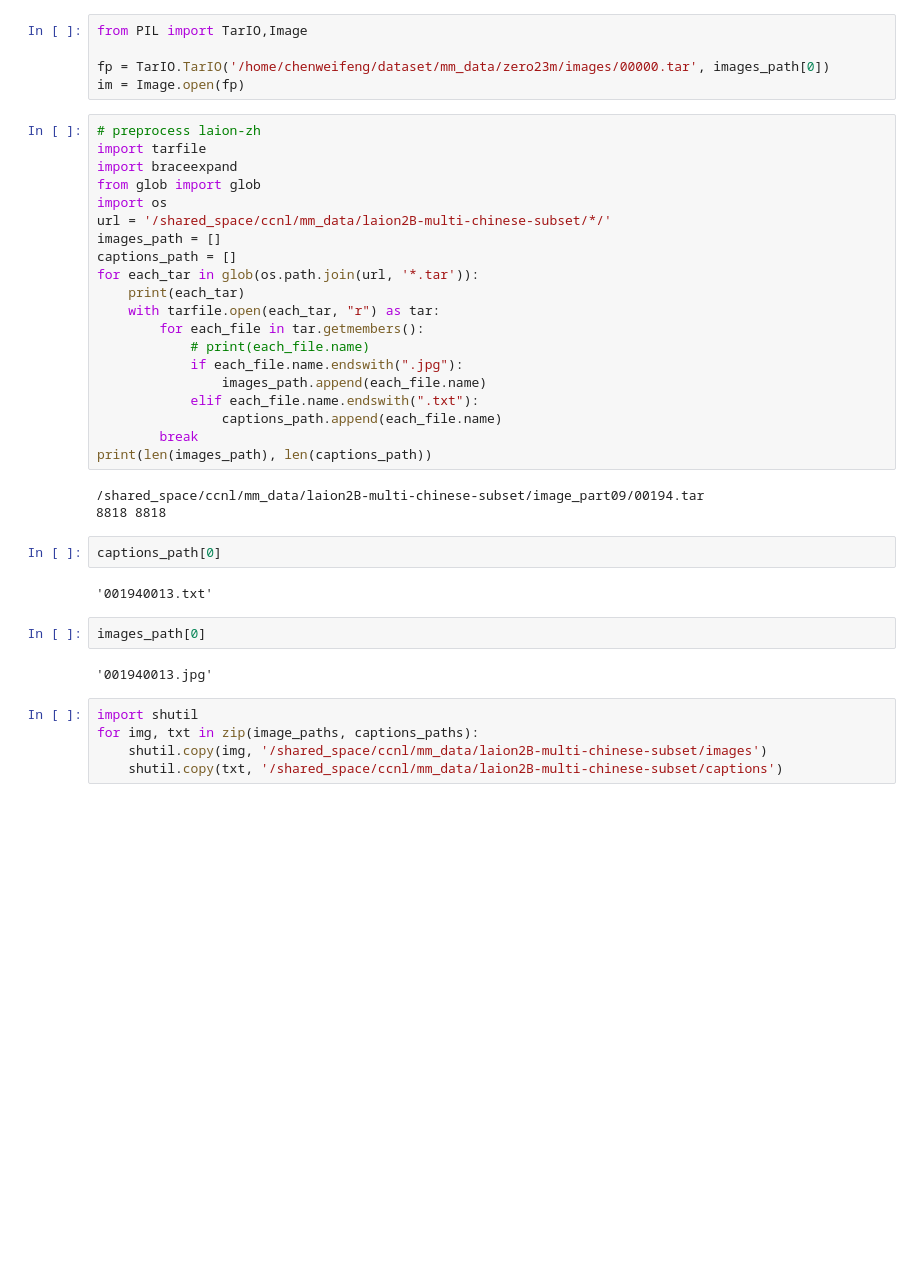
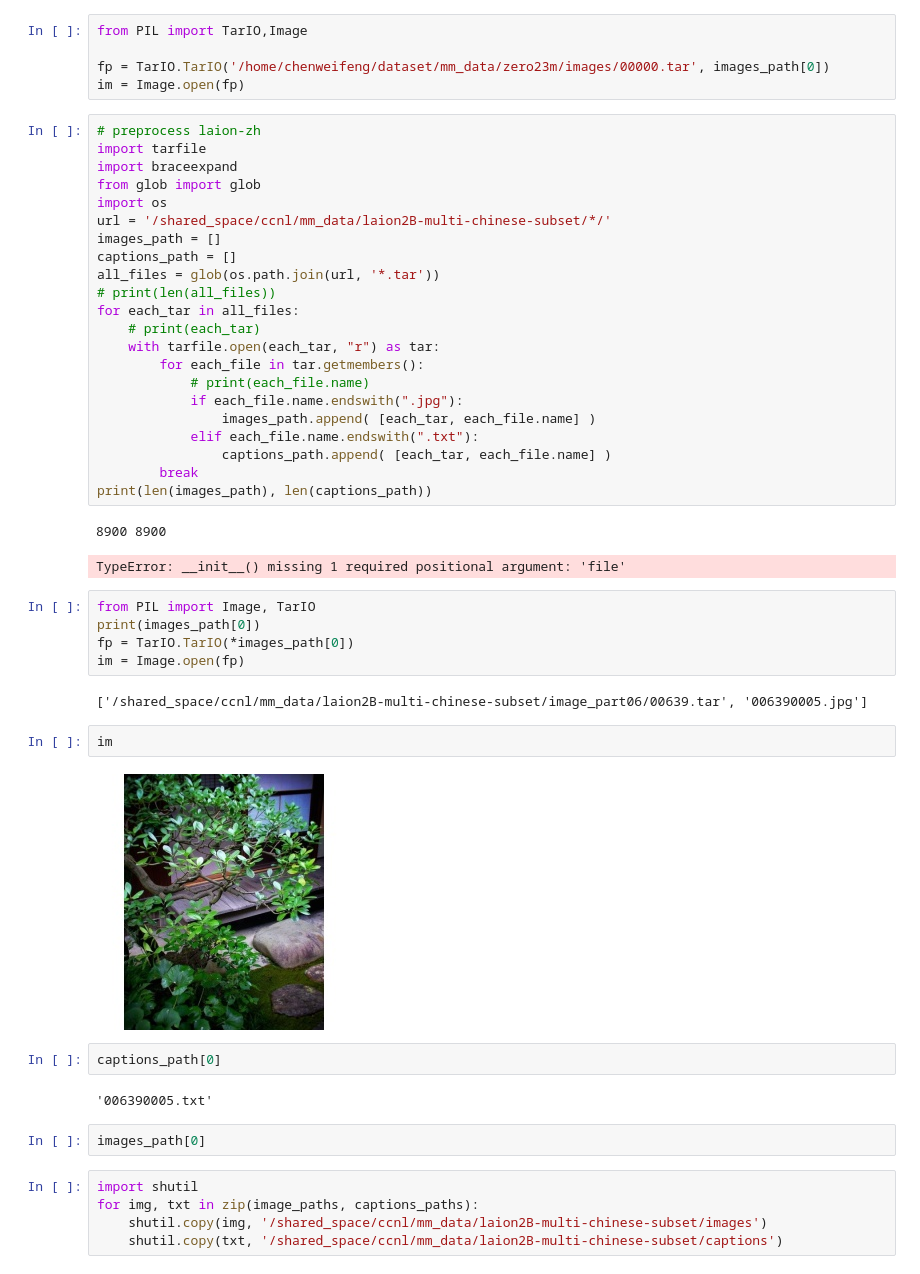
Before and after one commit to Weifeng-Chen/dl_scripts, a Jupyter notebook: text-image/webdataset_reader.ipynb, the cells around one changed output. Drawn from its saved outputs; the diff is of its cells as text; blank space fills up the shorter version.

```diff
--- a/text-image/webdataset_reader.ipynb
+++ b/text-image/webdataset_reader.ipynb
@@ -252,28 +247,39 @@ import os
 url = '/shared_space/ccnl/mm_data/laion2B-multi-chinese-subset/*/'
 images_path = []
 captions_path = []
-for each_tar in glob(os.path.join(url, '*.tar')):
-    print(each_tar)
+all_files = glob(os.path.join(url, '*.tar'))
+# print(len(all_files))
+for each_tar in all_files:
+    # print(each_tar)
     with tarfile.open(each_tar, "r") as tar:
         for each_file in tar.getmembers():
             # print(each_file.name)
             if each_file.name.endswith(".jpg"):
-                images_path.append(each_file.name)
+                images_path.append( [each_tar, each_file.name] )
             elif each_file.name.endswith(".txt"):
-                captions_path.append(each_file.name)
+                captions_path.append( [each_tar, each_file.name] )
         break
 print(len(images_path), len(captions_path))
 # %% [output]
-/shared_space/ccnl/mm_data/laion2B-multi-chinese-subset/image_part09/00194.tar
-8818 8818
+8900 8900
+TypeError: __init__() missing 1 required positional argument: 'file'
+# %%
+from PIL import Image, TarIO
+print(images_path[0])
+fp = TarIO.TarIO(*images_path[0])
+im = Image.open(fp)
+# %% [output]
+['/shared_space/ccnl/mm_data/laion2B-multi-chinese-subset/image_part06/00639.tar', '006390005.jpg']
+# %%
+im
+# %% [output]
+[figure, added]
 # %%
 captions_path[0]
 # %% [output]
-'001940013.txt'
+'006390005.txt'
 # %%
 images_path[0]
-# %% [output]
-'001940013.jpg'
 # %%
 import shutil
 for img, txt in zip(image_paths, captions_paths):
```
Also changed, not shown: parts of 3 cells of this notebook, 15 other files.
